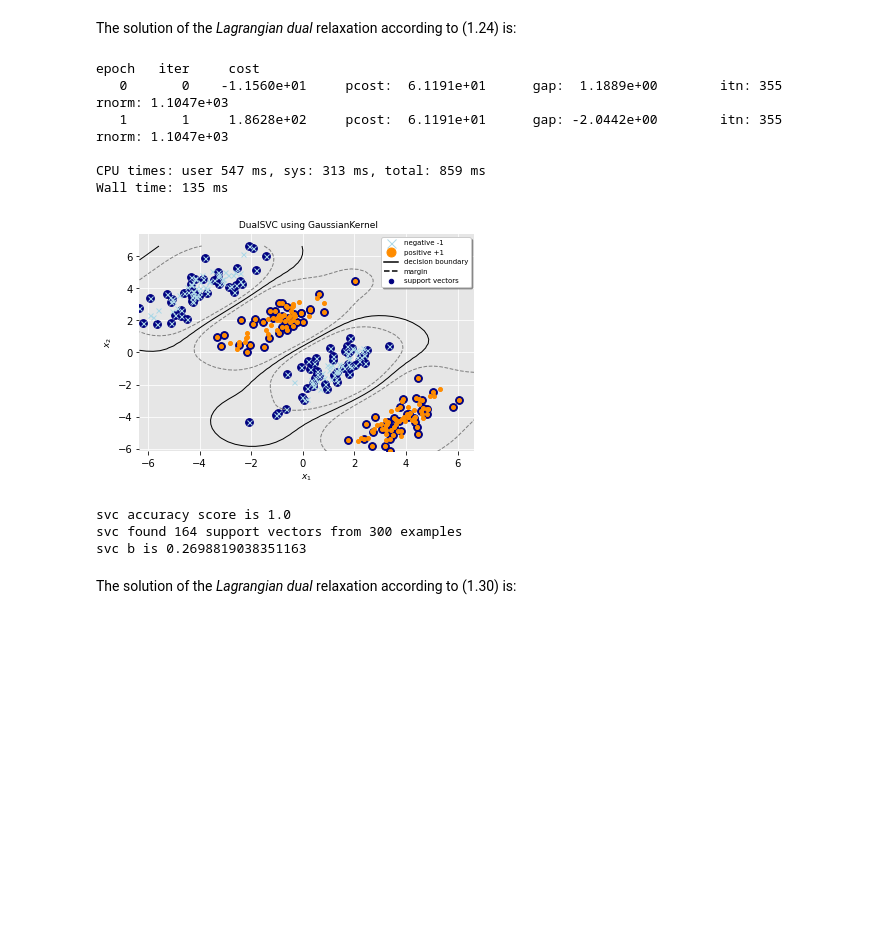
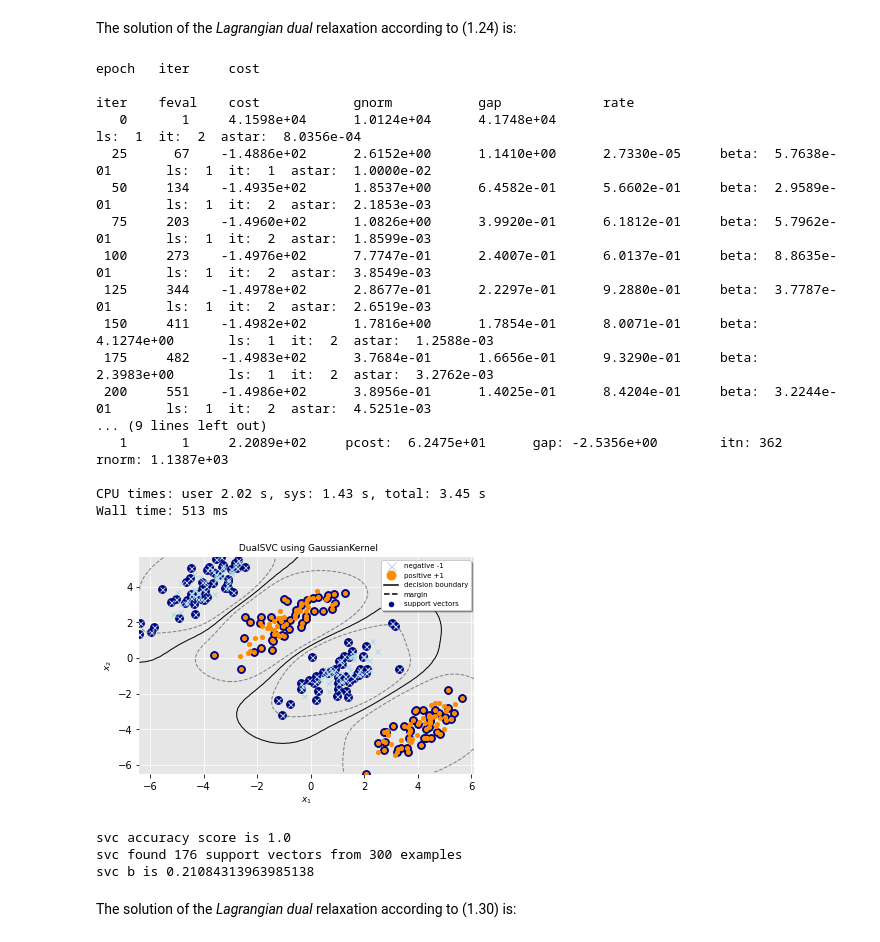
Before and after one commit to dmeoli/optiml, a Jupyter notebook: notebooks/ml/ComputationalMathematicsReport.ipynb, the cells around one changed output. Cells and saved outputs as stored; diff of their text form; code cells hidden in the pictures; blank space fills up the shorter version.

```diff
--- a/notebooks/ml/ComputationalMathematicsReport.ipynb
+++ b/notebooks/ml/ComputationalMathematicsReport.ipynb
@@ -1489,24 +1565,36 @@ from sklearn.model_selection import train_test_split
 # %%
 X, y = generate_non_linearly_separable_data()
 X_train, X_test, y_train, y_test = train_test_split(X, y, train_size=0.75)
 
-svc = DualSVC(kernel=GaussianKernel(gamma='auto'), C=10, optimizer=AdaGrad, use_explicit_eq=True, verbose=True)
+svc = DualSVC(kernel=GaussianKernel(gamma='auto'), C=10, optimizer=AdaGrad, use_explicit_eq=True,
+              dual_solver='cg', dual_verbose=25, verbose=True)
 %time svc.fit(X_train, y_train)
 plot_svm_hyperplane(svc, X_train, y_train)
 print(f'svc accuracy score is {svc.score(X_test, y_test)}')
 print(f'svc found {len(svc.support_)} support vectors from {len(X_train)} examples')
 print(f'svc b is {svc.intercept_}')
 # %% [output]
 epoch   iter     cost
-   0       0    -1.1560e+01     pcost:  6.1191e+01      gap:  1.1889e+00        itn: 355        rnorm: 1.1047e+03
-   1       1     1.8628e+02     pcost:  6.1191e+01      gap: -2.0442e+00        itn: 355        rnorm: 1.1047e+03
 
-CPU times: user 547 ms, sys: 313 ms, total: 859 ms
-Wall time: 135 ms
+iter    feval    cost            gnorm           gap             rate
+   0       1     4.1598e+04      1.0124e+04      4.1748e+04                                             ls:  1  it:  2  astar:  8.0356e-04
+  25      67    -1.4886e+02      2.6152e+00      1.1410e+00      2.7330e-05     beta:  5.7638e-01       ls:  1  it:  1  astar:  1.0000e-02
+  50     134    -1.4935e+02      1.8537e+00      6.4582e-01      5.6602e-01     beta:  2.9589e-01       ls:  1  it:  2  astar:  2.1853e-03
+  75     203    -1.4960e+02      1.0826e+00      3.9920e-01      6.1812e-01     beta:  5.7962e-01       ls:  1  it:  2  astar:  1.8599e-03
+ 100     273    -1.4976e+02      7.7747e-01      2.4007e-01      6.0137e-01     beta:  8.8635e-01       ls:  1  it:  2  astar:  3.8549e-03
+ 125     344    -1.4978e+02      2.8677e-01      2.2297e-01      9.2880e-01     beta:  3.7787e-01       ls:  1  it:  2  astar:  2.6519e-03
+ 150     411    -1.4982e+02      1.7816e+00      1.7854e-01      8.0071e-01     beta:  4.1274e+00       ls:  1  it:  2  astar:  1.2588e-03
+ 175     482    -1.4983e+02      3.7684e-01      1.6656e-01      9.3290e-01     beta:  2.3983e+00       ls:  1  it:  2  astar:  3.2762e-03
+ 200     551    -1.4986e+02      3.8956e-01      1.4025e-01      8.4204e-01     beta:  3.2244e-01       ls:  1  it:  2  astar:  4.5251e-03
+... (9 lines left out)
+   1       1     2.2089e+02     pcost:  6.2475e+01      gap: -2.5356e+00        itn: 362        rnorm: 1.1387e+03
+
+CPU times: user 2.02 s, sys: 1.43 s, total: 3.45 s
+Wall time: 513 ms
-[figure, old version]
+[figure, new version]
 svc accuracy score is 1.0
-svc found 164 support vectors from 300 examples
-svc b is 0.2698819038351163
+svc found 176 support vectors from 300 examples
+svc b is 0.21084313963985138
 # %% [markdown]
 The solution of the *Lagrangian dual* relaxation according to (1.30) is:
 # %%
```
Also changed, not shown: parts of 11 cells of this notebook, 2 other files.
